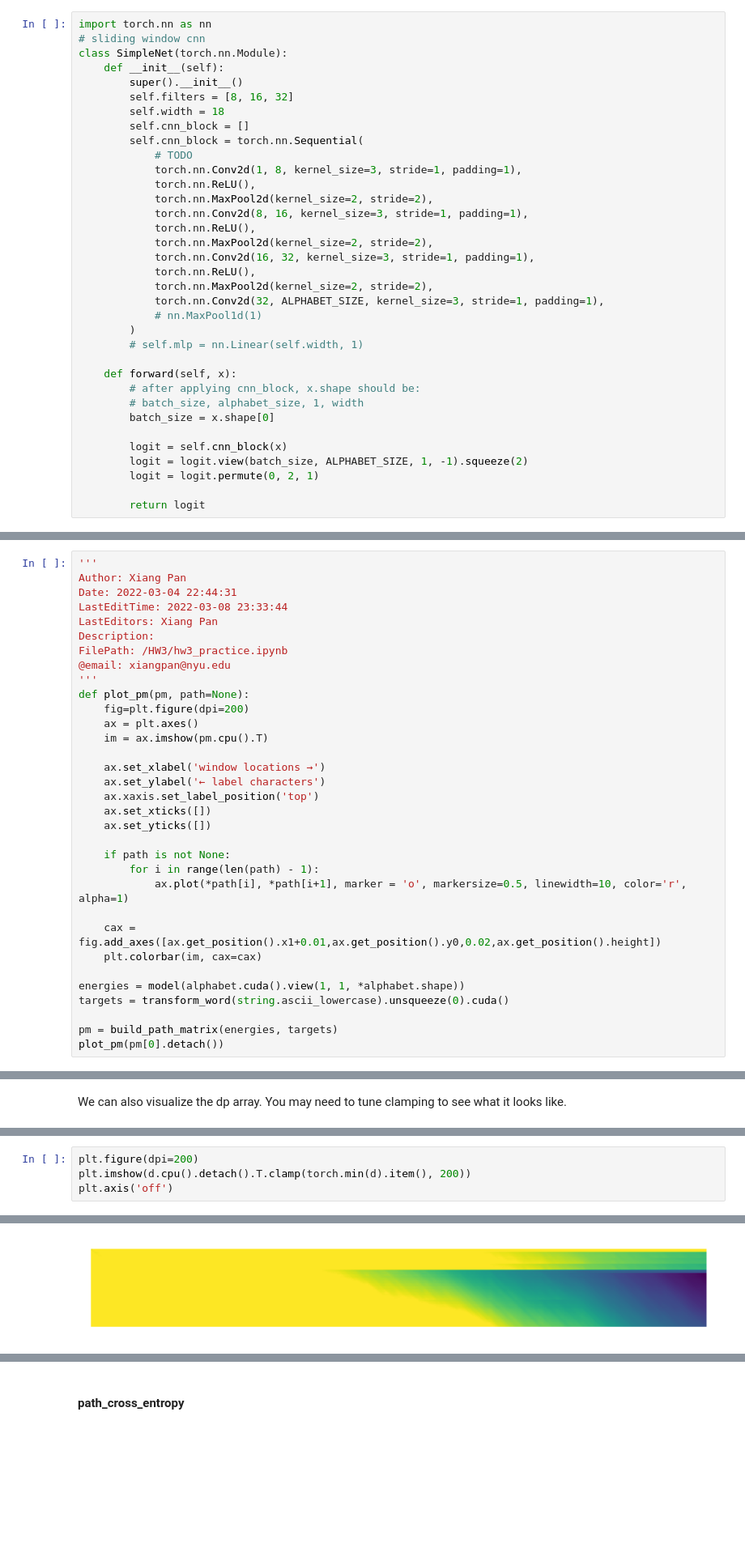
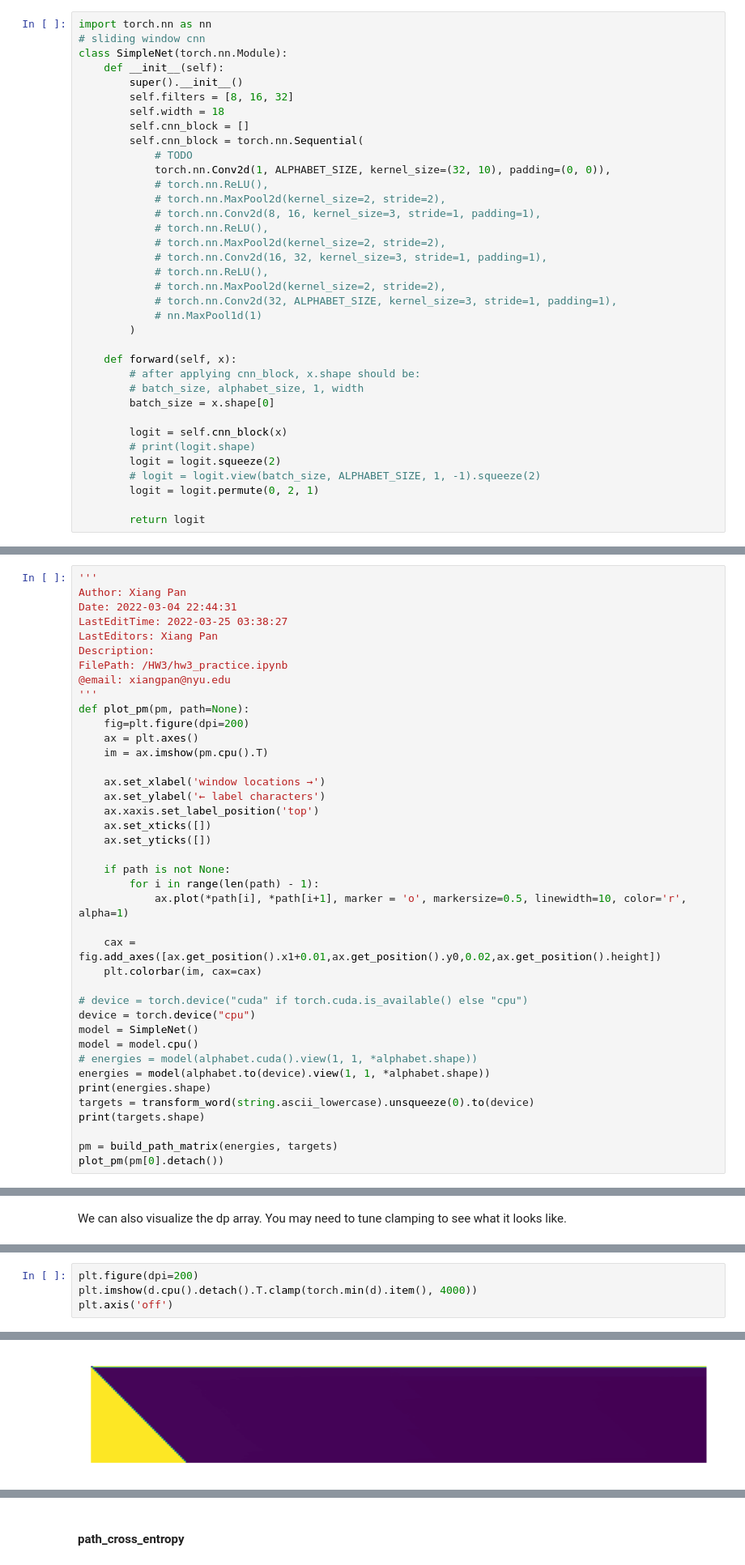
Before and after one commit to Xiang-Pan/NYU_DL, a Jupyter notebook: HW3/hw3_practice.ipynb, the cells around one changed output, grey strips where cells are left out. Shown at 81% size. Saved outputs shown, nothing was run; the diff lists cells and outputs as text; blank space fills up the shorter version.

```diff
--- a/HW3/hw3_practice.ipynb
+++ b/HW3/hw3_practice.ipynb
@@ -153,19 +138,18 @@ class SimpleNet(torch.nn.Module):
         self.cnn_block = []
         self.cnn_block = torch.nn.Sequential(
             # TODO
-            torch.nn.Conv2d(1, 8, kernel_size=3, stride=1, padding=1),
-            torch.nn.ReLU(),
-            torch.nn.MaxPool2d(kernel_size=2, stride=2),
-            torch.nn.Conv2d(8, 16, kernel_size=3, stride=1, padding=1),
-            torch.nn.ReLU(),
-            torch.nn.MaxPool2d(kernel_size=2, stride=2),
-            torch.nn.Conv2d(16, 32, kernel_size=3, stride=1, padding=1),
-            torch.nn.ReLU(),
-            torch.nn.MaxPool2d(kernel_size=2, stride=2),
-            torch.nn.Conv2d(32, ALPHABET_SIZE, kernel_size=3, stride=1, padding=1),
+            torch.nn.Conv2d(1, ALPHABET_SIZE, kernel_size=(32, 10), padding=(0, 0)),
+            # torch.nn.ReLU(),
+            # torch.nn.MaxPool2d(kernel_size=2, stride=2),
+            # torch.nn.Conv2d(8, 16, kernel_size=3, stride=1, padding=1),
+            # torch.nn.ReLU(),
+            # torch.nn.MaxPool2d(kernel_size=2, stride=2),
+            # torch.nn.Conv2d(16, 32, kernel_size=3, stride=1, padding=1),
+            # torch.nn.ReLU(),
+            # torch.nn.MaxPool2d(kernel_size=2, stride=2),
+            # torch.nn.Conv2d(32, ALPHABET_SIZE, kernel_size=3, stride=1, padding=1),
             # nn.MaxPool1d(1)
         )
-        # self.mlp = nn.Linear(self.width, 1)
 
     def forward(self, x):
         # after applying cnn_block, x.shape should be:
@@ -173,7 +157,9 @@ class SimpleNet(torch.nn.Module):
         batch_size = x.shape[0]
 
         logit = self.cnn_block(x)
-        logit = logit.view(batch_size, ALPHABET_SIZE, 1, -1).squeeze(2)
+        # print(logit.shape)
+        logit = logit.squeeze(2)
+        # logit = logit.view(batch_size, ALPHABET_SIZE, 1, -1).squeeze(2)
         logit = logit.permute(0, 2, 1)
 
         return logit
@@ -490,7 +478,7 @@ Now, let's plot energy table built on our model's prediction for alphabet image.
 '''
 Author: Xiang Pan
 Date: 2022-03-04 22:44:31
-LastEditTime: 2022-03-08 23:33:44
+LastEditTime: 2022-03-25 03:38:27
 LastEditors: Xiang Pan
 Description:
 FilePath: /HW3/hw3_practice.ipynb
@@ -514,8 +502,15 @@ def plot_pm(pm, path=None):
     cax = fig.add_axes([ax.get_position().x1+0.01,ax.get_position().y0,0.02,ax.get_position().height])
     plt.colorbar(im, cax=cax)
 
-energies = model(alphabet.cuda().view(1, 1, *alphabet.shape))
-targets = transform_word(string.ascii_lowercase).unsqueeze(0).cuda()
+# device = torch.device("cuda" if torch.cuda.is_available() else "cpu")
+device = torch.device("cpu")
+model = SimpleNet()
+model = model.cpu()
+# energies = model(alphabet.cuda().view(1, 1, *alphabet.shape))
+energies = model(alphabet.to(device).view(1, 1, *alphabet.shape))
+print(energies.shape)
+targets = transform_word(string.ascii_lowercase).unsqueeze(0).to(device)
+print(targets.shape)
 
 pm = build_path_matrix(energies, targets)
 plot_pm(pm[0].detach())
@@ -689,5 +702,5 @@ We can also visualize the dp array. You may need to tune clamping to see what it
 # %%
 plt.figure(dpi=200)
-plt.imshow(d.cpu().detach().T.clamp(torch.min(d).item(), 200))
+plt.imshow(d.cpu().detach().T.clamp(torch.min(d).item(), 4000))
 plt.axis('off')
 # %% [output]
@@ -695,4 +708,4 @@ plt.axis('off')
-[figure, old version]
+[figure, new version]
 # %% [markdown]
 ### Training loop
 Now is time to train the network using our best path finder. We're going to use the energy loss function:
```
Also changed, not shown: parts of 42 cells of this notebook, 3 other files.
